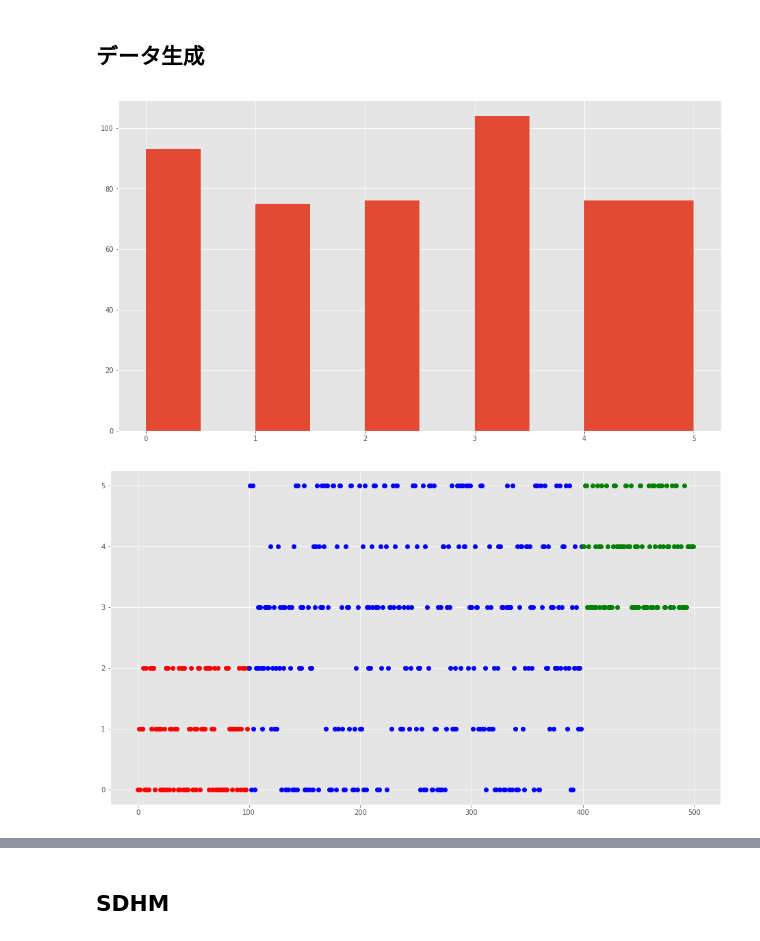
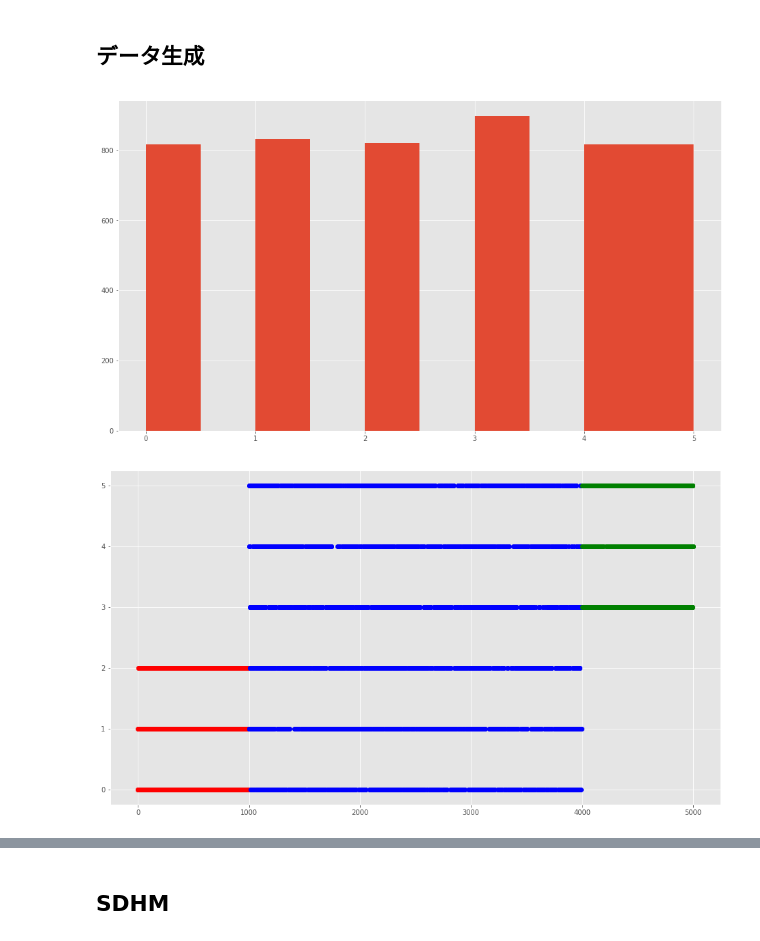
Before and after one commit to satetsu007/anomaly_detection, a Jupyter notebook: ipynb/AccessTracer.ipynb, the cells around one changed output, grey strips where cells are left out. Cells and saved outputs as stored; diff of their text form; code cells hidden in the pictures.

```diff
--- a/ipynb/AccessTracer.ipynb
+++ b/ipynb/AccessTracer.ipynb
@@ -29,34 +29,34 @@ plt.style.use("ggplot")
 # %%
 rd.seed(0)
 
 dice1 = [0, 1, 2, 3, 4, 5]
 dice2 = [0, 1, 2]
 dice3 = [3, 4, 5]
 
-y1 = rd.choice(dice2, 100)
-flag1 = np.array([2 for i in range(100)])
-y2 = rd.choice(dice1, 300)
-flag2 = np.array([1 for i in range(300)])
-y3 = rd.choice(dice3, 100)
-flag3 = np.array([3 for i in range(100)])
+y1 = rd.choice(dice2, 1000)
+flag1 = np.array([2 for i in range(1000)])
+y2 = rd.choice(dice1, 3000)
+flag2 = np.array([1 for i in range(3000)])
+y3 = rd.choice(dice3, 1000)
+flag3 = np.array([3 for i in range(1000)])
 
 y = np.concatenate([y1, y2, y3])
 flag = np.concatenate([flag1, flag2, flag3])
 data = np.concatenate([y[:, np.newaxis], flag[:, np.newaxis]], axis=1)
 org_data = pd.DataFrame(data)
 
 plt.figure(figsize=(16, 9))
 plt.hist(org_data[0])
 plt.show()
 
 plt.figure(figsize=(16, 9))
 plt.plot(org_data.loc[org_data[1]==2][0], "o", c="r")
 plt.plot(org_data.loc[org_data[1]==1][0], "o", c="b")
 plt.plot(org_data.loc[org_data[1]==3][0], "o", c="g")
 plt.show()
 # %% [output]
-[figure, old version]
+[figure, new version]
-[figure, old version]
+[figure, new version]
 # %%
 window_size = 5
 y = np.array([np.array(org_data[0][i:i+window_size]) for i in range(0, org_data.shape[0], 5)])
```
Also changed, not shown: parts of 16 cells of this notebook.
